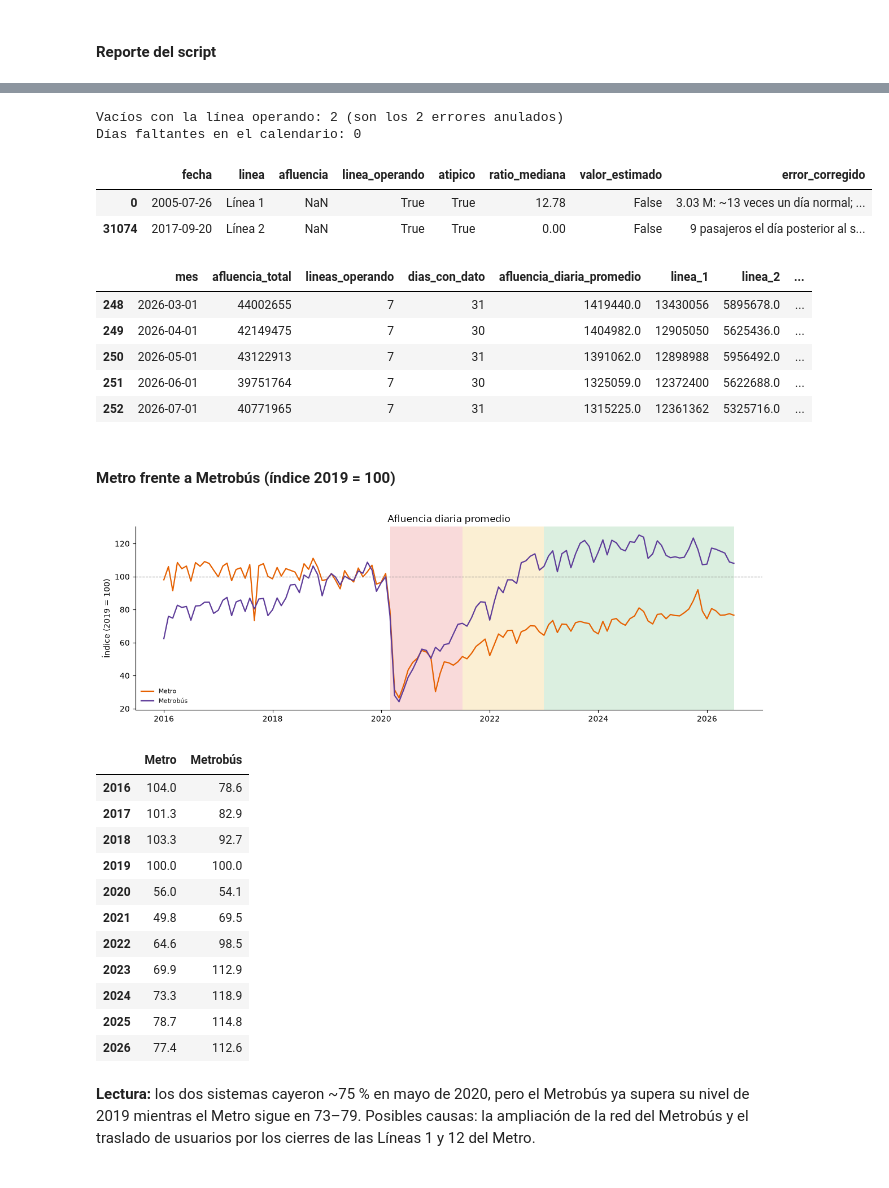
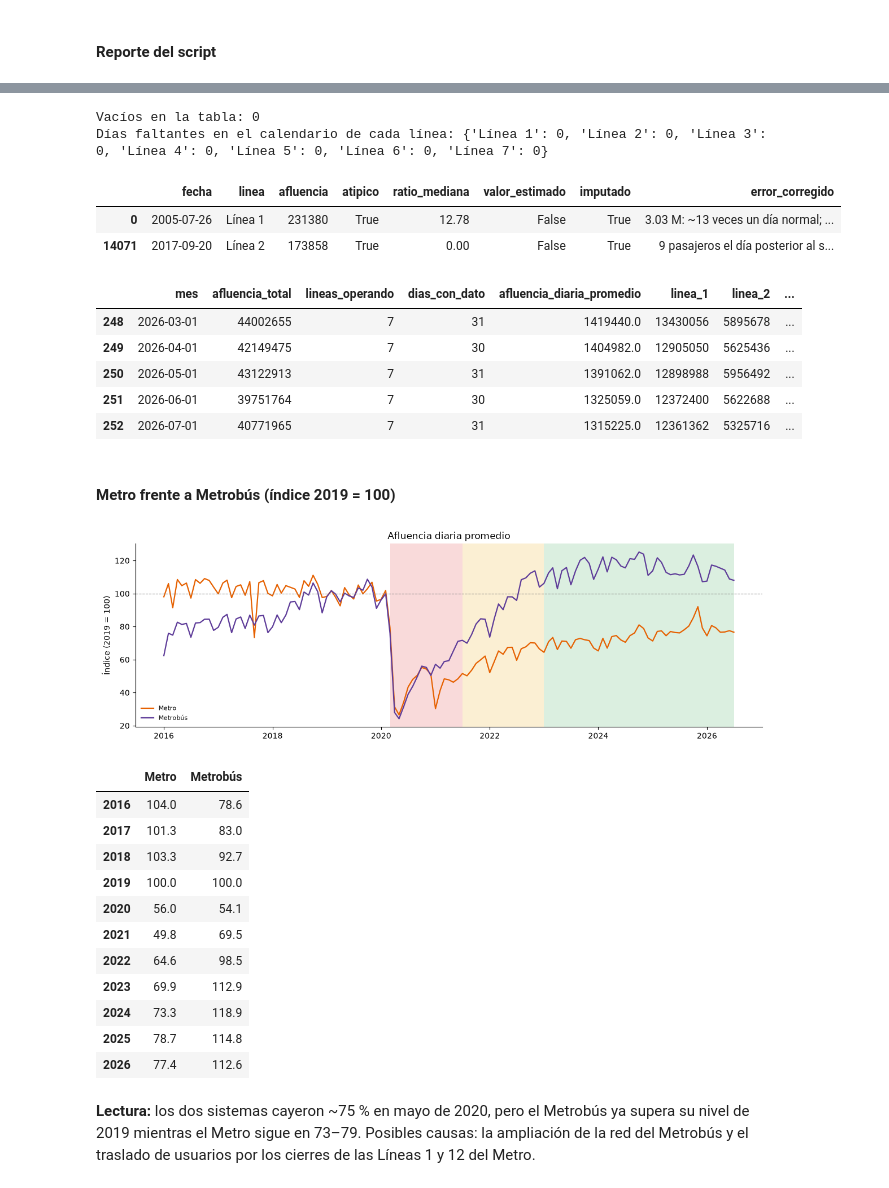
Before and after one commit to Angel788/Analisis-pandemia-covid-19, a Jupyter notebook: notebooks/01_limpieza_datasets.ipynb, the cells around one changed output, grey strips where cells are left out. Drawn from its saved outputs; the diff is of its cells as text; code cells hidden in the pictures.

Commit message:
Clenea de datos faltantes

```diff
--- a/notebooks/01_limpieza_datasets.ipynb
+++ b/notebooks/01_limpieza_datasets.ipynb
@@ -120,0 +135,13 @@ largo.to_csv(INTERIM / "semaforo_cdmx_semana.csv", index=False, encoding="utf-8-
+# %%
+import sys
+from pathlib import Path
+import pandas as pd
+RAIZ = Path.cwd().parent if Path.cwd().name == "notebooks" else Path.cwd()
+if str(RAIZ) not in sys.path:
+    sys.path.insert(0, str(RAIZ))
+from src.clean.catalogos import alcaldias, MARCO_GEO, _ALIAS, normalizar, cve_por_nombre, cve_por_coordenadas
+
+cat_alc = alcaldias()
+print("Fuente:", MARCO_GEO.relative_to(RAIZ), "· capa 09mun.shp ·", len(cat_alc), "alcaldías")
+tabla_alc = cat_alc.assign(area_km2=cat_alc.to_crs(6372).area.div(1e6).round(1)).drop(columns="geometry")
+tabla_alc.sort_values("cve_alcaldia").reset_index(drop=True)
@@ -723,26 +829,25 @@ mb_dia.head()
 # %%
-# Faltantes reales: días en que la línea ya operaba pero no hay dato
-operando = mb_dia[mb_dia.linea_operando]
-print("Vacíos con la línea operando:", operando.afluencia.isna().sum(), "(son los 2 errores anulados)")
-print("Días faltantes en el calendario:",
-      len(pd.date_range(mb_dia.fecha.min(), mb_dia.fecha.max()).difference(mb_dia.fecha.unique())))
-mb_dia[mb_dia.error_corregido.fillna("") != ""]
+# Ya no hay vacíos: los días antes de cada inauguración se eliminaron y los 2 errores se rellenaron
+print("Vacíos en la tabla:", int(mb_dia.isna().sum().sum()))
+print("Días faltantes en el calendario de cada línea:",
+      {l: len(pd.date_range(g.fecha.min(), g.fecha.max()).difference(g.fecha)) for l, g in mb_dia.groupby("linea")})
+mb_dia[mb_dia.imputado]
 # %% [output]
-Vacíos con la línea operando: 2 (son los 2 errores anulados)
-Días faltantes en el calendario: 0
+Vacíos en la tabla: 0
+Días faltantes en el calendario de cada línea: {'Línea 1': 0, 'Línea 2': 0, 'Línea 3': 0, 'Línea 4': 0, 'Línea 5': 0, 'Línea 6': 0, 'Línea 7': 0}
-|  | fecha | linea | afluencia | linea_operando | atipico | ratio_mediana | valor_estimado | error_corregido |
-| 0 | 2005-07-26 | Línea 1 | NaN | True | True | 12.78 | False | 3.03 M: ~13 veces un día normal; ... |
-| 31074 | 2017-09-20 | Línea 2 | NaN | True | True | 0.00 | False | 9 pasajeros el día posterior al s... |
+|  | fecha | linea | afluencia | atipico | ratio_mediana | valor_estimado | imputado | error_corregido |
+| 0 | 2005-07-26 | Línea 1 | 231380 | True | 12.78 | False | True | 3.03 M: ~13 veces un día normal; ... |
+| 14071 | 2017-09-20 | Línea 2 | 173858 | True | 0.00 | False | True | 9 pasajeros el día posterior al s... |
 # %%
 mb_mes = pd.read_csv(INTERIM / "metrobus_mes.csv", parse_dates=["mes"])
 mb_mes.tail()
 # %% [output]
 |  | mes | afluencia_total | lineas_operando | dias_con_dato | afluencia_diaria_promedio | linea_1 | linea_2 | ... |
-| 248 | 2026-03-01 | 44002655 | 7 | 31 | 1419440.0 | 13430056 | 5895678.0 | ... |
-| 249 | 2026-04-01 | 42149475 | 7 | 30 | 1404982.0 | 12905050 | 5625436.0 | ... |
-| 250 | 2026-05-01 | 43122913 | 7 | 31 | 1391062.0 | 12898988 | 5956492.0 | ... |
-| 251 | 2026-06-01 | 39751764 | 7 | 30 | 1325059.0 | 12372400 | 5622688.0 | ... |
-| 252 | 2026-07-01 | 40771965 | 7 | 31 | 1315225.0 | 12361362 | 5325716.0 | ... |
+| 248 | 2026-03-01 | 44002655 | 7 | 31 | 1419440.0 | 13430056 | 5895678 | ... |
+| 249 | 2026-04-01 | 42149475 | 7 | 30 | 1404982.0 | 12905050 | 5625436 | ... |
+| 250 | 2026-05-01 | 43122913 | 7 | 31 | 1391062.0 | 12898988 | 5956492 | ... |
+| 251 | 2026-06-01 | 39751764 | 7 | 30 | 1325059.0 | 12372400 | 5622688 | ... |
+| 252 | 2026-07-01 | 40771965 | 7 | 31 | 1315225.0 | 12361362 | 5325716 | ... |
 # %% [markdown]
 #### Metro frente a Metrobús (índice 2019 = 100)
 # %%
@@ -769,7 +874,7 @@ pd.DataFrame({"Metro": idx_metro.groupby(idx_metro.index.year).mean(),
 [figure]
 |  | Metro | Metrobús |
 | 2016 | 104.0 | 78.6 |
-| 2017 | 101.3 | 82.9 |
+| 2017 | 101.3 | 83.0 |
 | 2018 | 103.3 | 92.7 |
 | 2019 | 100.0 | 100.0 |
 | 2020 | 56.0 | 54.1 |
```
Also changed, not shown: parts of 46 cells of this notebook, 24 other files.
